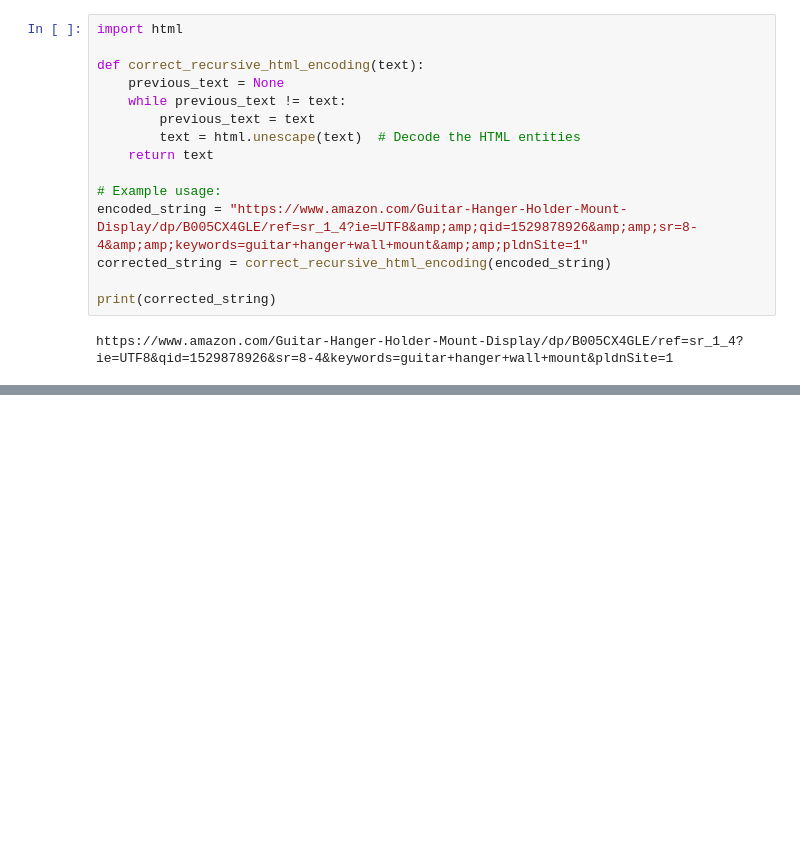
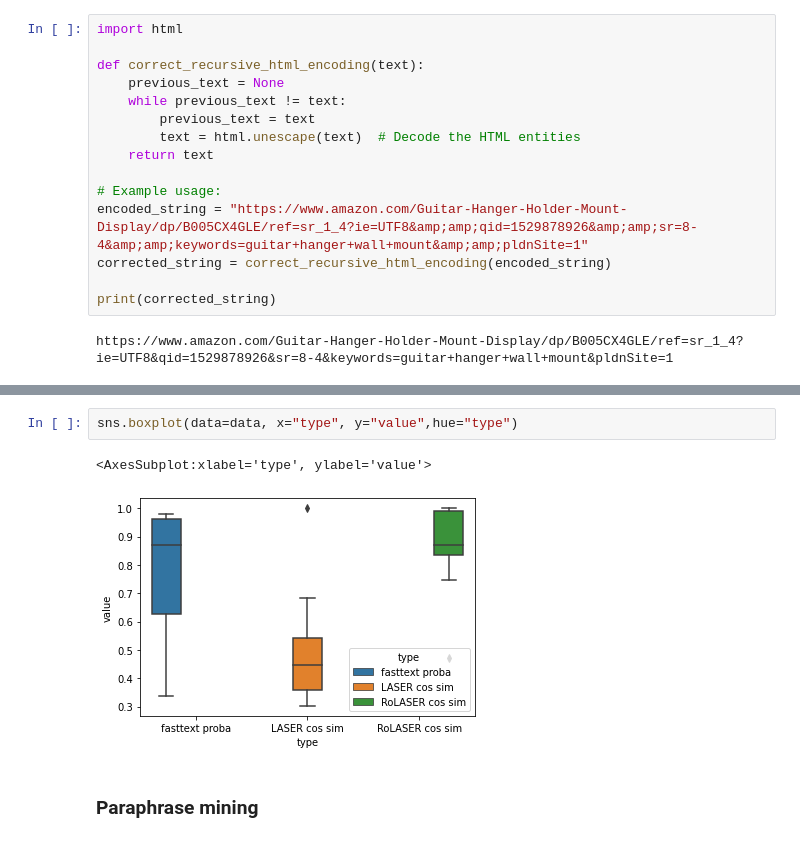
Before and after one commit to lydianish-phd/robust-embeddings, a Jupyter notebook: src/draft.ipynb, the cells around one changed output, grey strips where cells are left out. Cells and saved outputs as stored; diff of their text form; blank space fills up the shorter version.

```diff
--- a/src/draft.ipynb
+++ b/src/draft.ipynb
@@ -1936,0 +2091,7 @@ https://www.amazon.com/Guitar-Hanger-Holder-Mount-Display/dp/B005CX4GLE/ref=sr_1
+# %%
+sns.boxplot(data=data, x="type", y="value",hue="type")
+# %% [output]
+<AxesSubplot:xlabel='type', ylabel='value'>
+[figure, added]
+# %% [markdown]
+### Paraphrase mining
```
Also changed, not shown: parts of 25 cells of this notebook.
